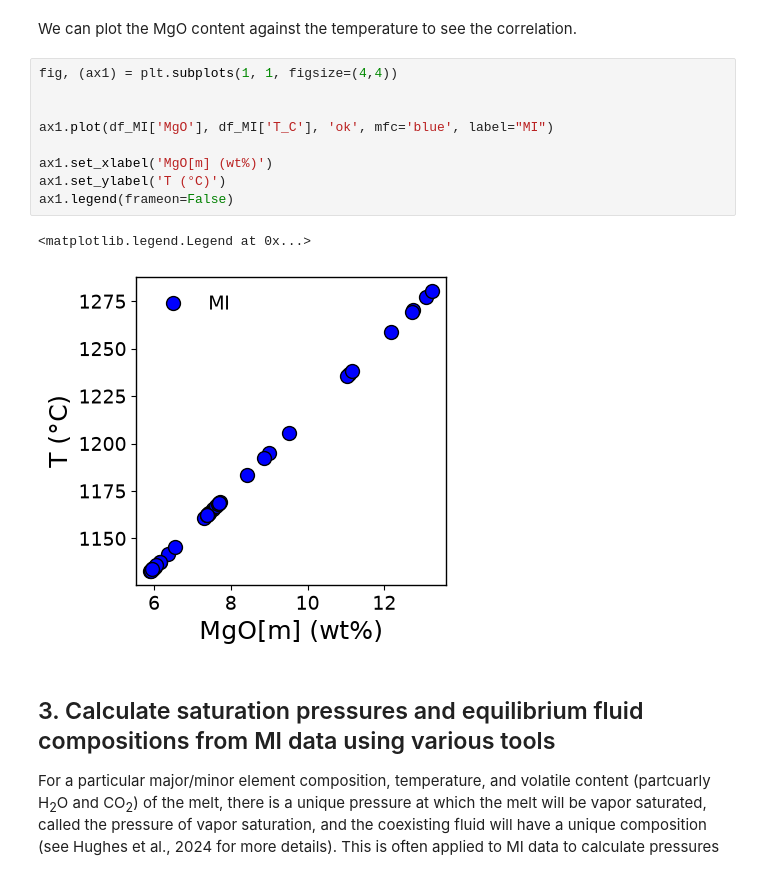
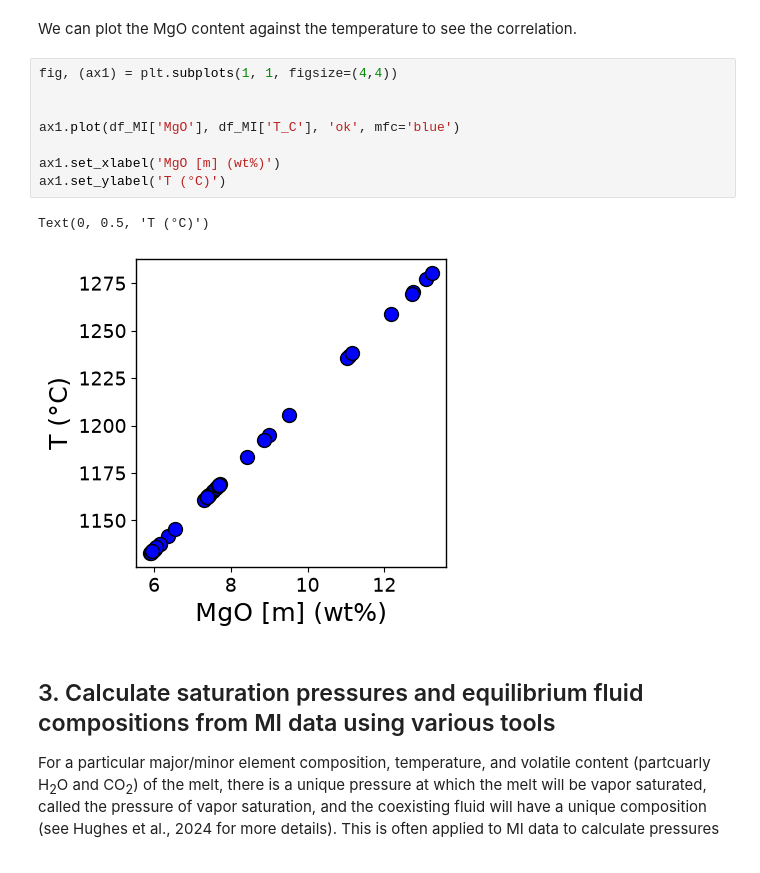
Before and after one commit to eryhughes/workshop_volatiles_goldschmidt2026, a Jupyter notebook: 1_Calculate_Pressure_and_Fluid_Composition.ipynb, the cells around one changed output. Cells and saved outputs as stored; diff of their text form.

```diff
--- a/1_Calculate_Pressure_and_Fluid_Composition.ipynb
+++ b/1_Calculate_Pressure_and_Fluid_Composition.ipynb
@@ -130,15 +132,14 @@ We can plot the MgO content against the temperature to see the correlation.
 # %%
 fig, (ax1) = plt.subplots(1, 1, figsize=(4,4))
 
 
-ax1.plot(df_MI['MgO'], df_MI['T_C'], 'ok', mfc='blue', label="MI")
+ax1.plot(df_MI['MgO'], df_MI['T_C'], 'ok', mfc='blue')
 
-ax1.set_xlabel('MgO[m] (wt%)')
+ax1.set_xlabel('MgO [m] (wt%)')
 ax1.set_ylabel('T (°C)')
-ax1.legend(frameon=False)
 # %% [output]
-<matplotlib.legend.Legend at 0x...>
+Text(0, 0.5, 'T (°C)')
-[figure, old version]
+[figure, new version]
 # %% [markdown]
 ## 3. Calculate saturation pressures and equilibrium fluid compositions from MI data using various tools
 
```
Also changed, not shown: parts of 20 cells of this notebook, 3 other files.
